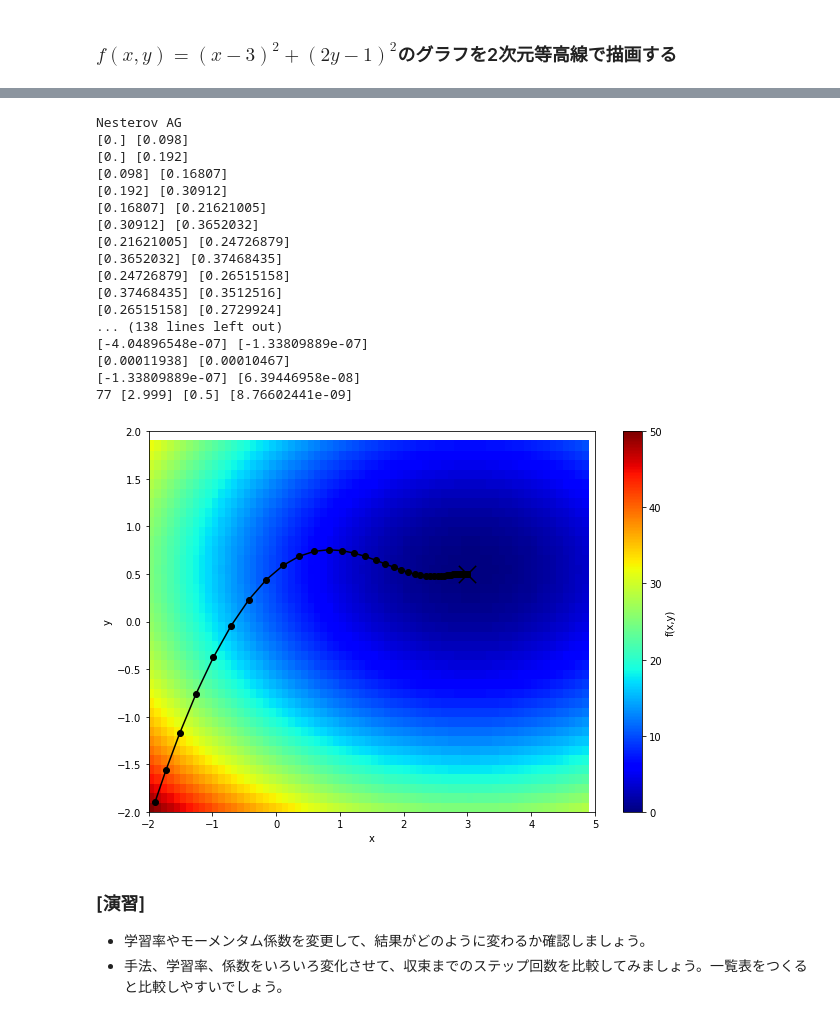
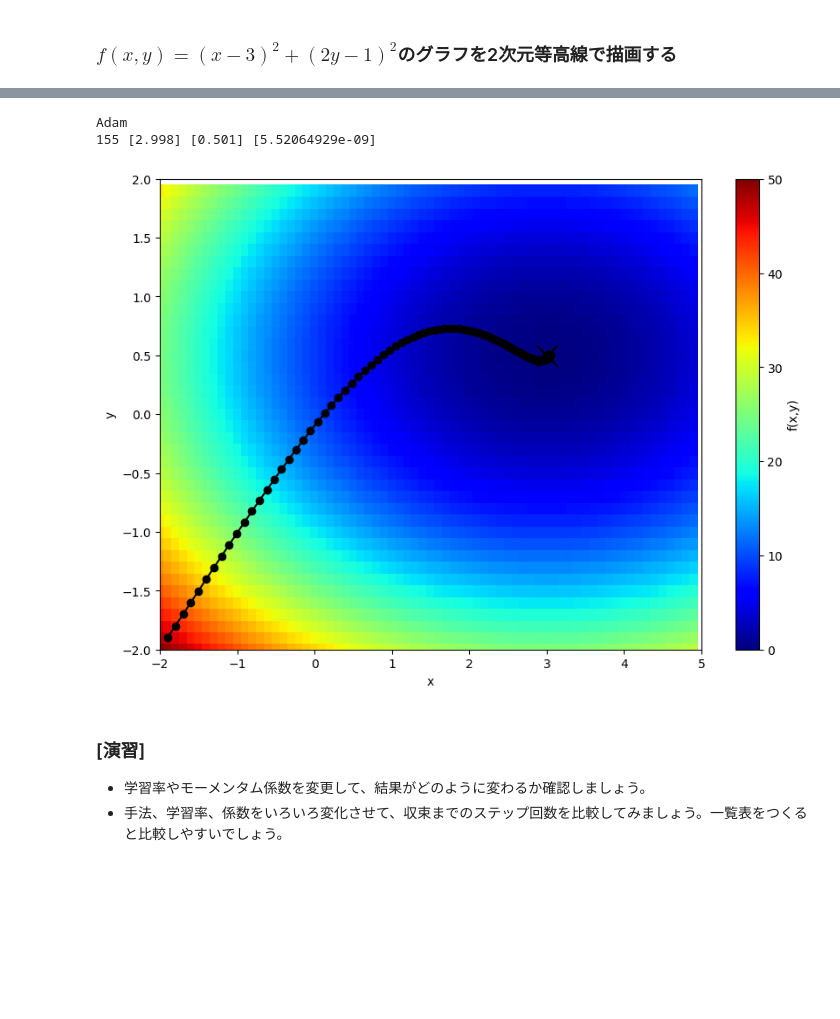
Before and after one commit to nmatsuo63/my-dshc, a Jupyter notebook: work/dl_skillupai/Day2/3_1_SGD.ipynb, the cells around one changed output, grey strips where cells are left out. Saved outputs shown, nothing was run; the diff lists cells and outputs as text; code cells hidden in the pictures; blank space fills up the shorter version.

```diff
--- a/work/dl_skillupai/Day2/3_1_SGD.ipynb
+++ b/work/dl_skillupai/Day2/3_1_SGD.ipynb
@@ -526,57 +526,42 @@ def func(optimizer, x_init=-1.9, y_init=-1.9, maxIter=10000, threshold=1.0e-8):
 # %%
 # print("SGD")
 # optimizer = SGD(lr=0.2)
 # df_re = func(optimizer)
 # plot(df_re)
 
 # print("Momentum")
 # optimizer = Momentum(lr=0.01, momentum=0.75)
 # df_re = func(optimizer)
 # plot(df_re)
 
-print("Nesterov AG")
-optimizer = NesterovAG(lr=0.01, momentum=0.75)
-df_re = func(optimizer)
-plot(df_re)
+# print("Nesterov AG")
+# optimizer = NesterovAG(lr=0.01, momentum=0.75)
+# df_re = func(optimizer)
+# plot(df_re)
 
 # print("Adagrad")
 # optimizer = Adagrad(lr=0.1)
 # df_re = func(optimizer)
 # plot(df_re)
 
 # print("RMSProp")
 # optimizer = RMSProp(lr=0.1,rho=0.9)
 # df_re = func(optimizer)
 # plot(df_re)
 
 # print("Adadelta")
 # optimizer = Adadelta(rho=0.95)
 # df_re = func(optimizer)
 # plot(df_re)
 
-# print("Adam")
-# optimizer = Adam(lr=0.1)
-# df_re = func(optimizer)
-# plot(df_re)
+print("Adam")
+optimizer = Adam(lr=0.1)
+df_re = func(optimizer)
+plot(df_re)
 # %% [output]
-Nesterov AG
-[0.] [0.098]
-[0.] [0.192]
-[0.098] [0.16807]
-[0.192] [0.30912]
-[0.16807] [0.21621005]
-[0.30912] [0.3652032]
-[0.21621005] [0.24726879]
-[0.3652032] [0.37468435]
-[0.24726879] [0.26515158]
-[0.37468435] [0.3512516]
-[0.26515158] [0.2729924]
-... (138 lines left out)
-[-4.04896548e-07] [-1.33809889e-07]
-[0.00011938] [0.00010467]
-[-1.33809889e-07] [6.39446958e-08]
-77 [2.999] [0.5] [8.76602441e-09]
+Adam
+155 [2.998] [0.501] [5.52064929e-09]
-[figure, old version]
+[figure, new version]
 # %% [markdown]
 ### [演習]
 * 学習率やモーメンタム係数を変更して、結果がどのように変わるか確認しましょう。
```
Also changed, not shown: parts of 1 cell of this notebook, 8 other files.
